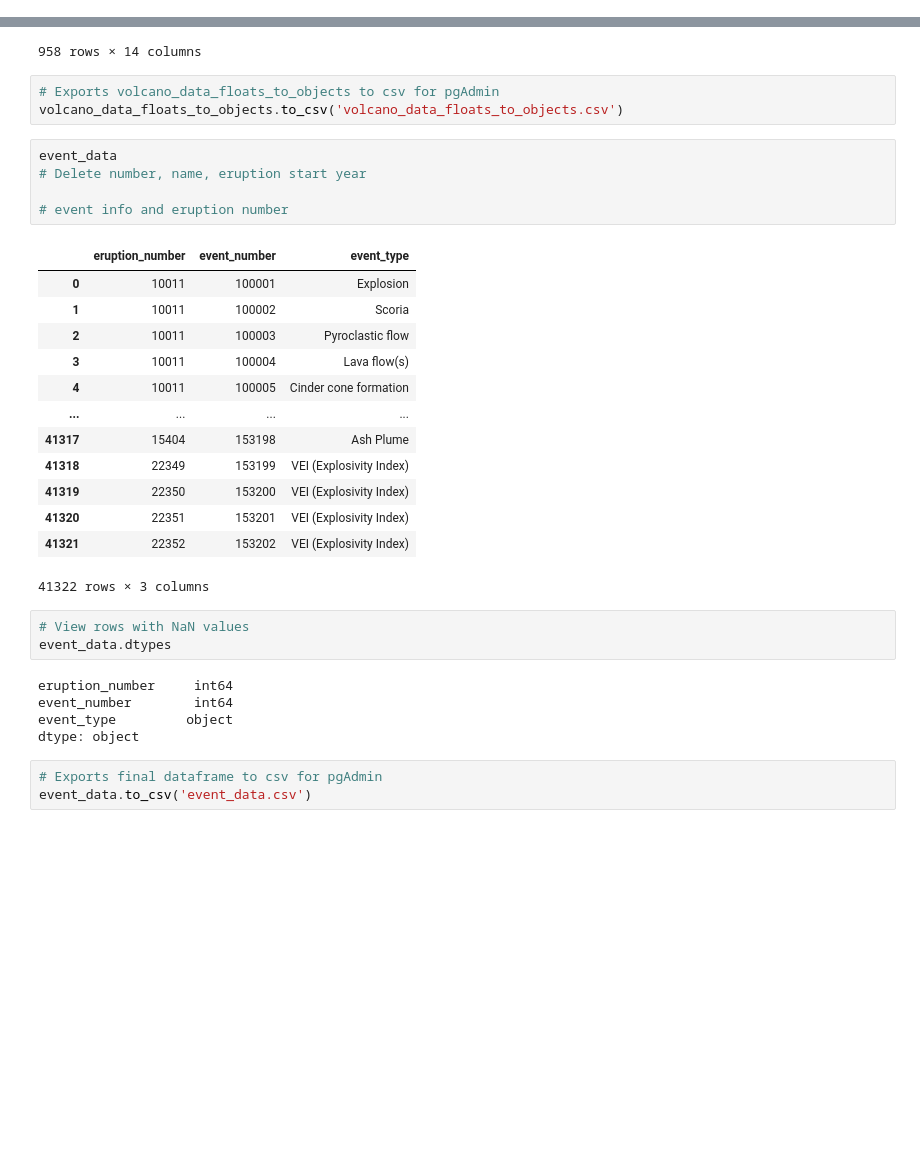
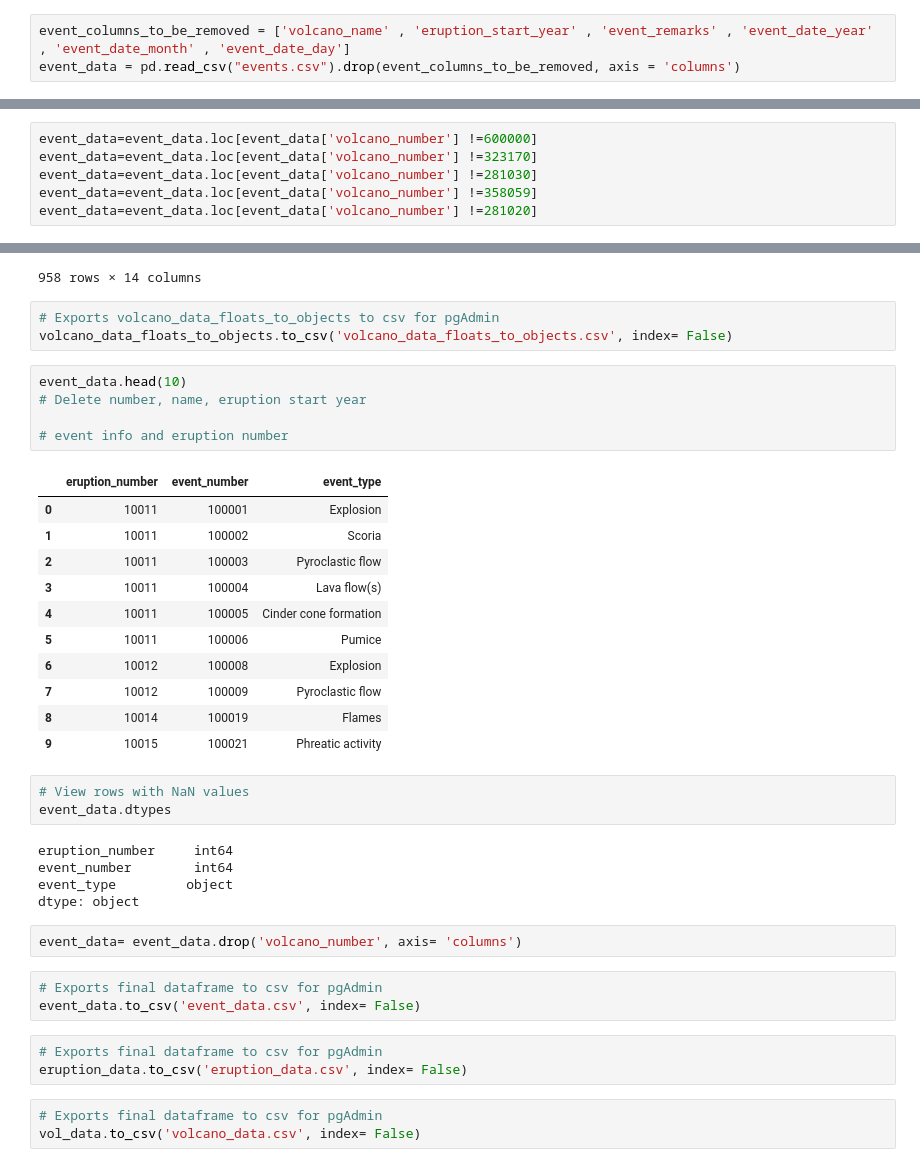
Before and after one commit to Crazyspaceman-hd/Project2_Volcanoes, a Jupyter notebook: data/cleaning_data.ipynb, the cells around one changed output, grey strips where cells are left out. Cells and saved outputs as stored; diff of their text form; blank space fills up the shorter version.

```diff
--- a/data/cleaning_data.ipynb
+++ b/data/cleaning_data.ipynb
@@ -32,0 +51,3 @@ event_data = pd.read_csv("events.csv").drop(event_columns_to_be_removed, axis =
+# %%
+event_columns_to_be_removed = ['volcano_name' , 'eruption_start_year' , 'event_remarks' , 'event_date_year' , 'event_date_month' , 'event_date_day']
+event_data = pd.read_csv("events.csv").drop(event_columns_to_be_removed, axis = 'columns')
@@ -71,3 +110,9 @@ eruption_data[eruption_data.isnull().any(axis=1)]
+# %%
+event_data=event_data.loc[event_data['volcano_number'] !=600000]
+event_data=event_data.loc[event_data['volcano_number'] !=323170]
+event_data=event_data.loc[event_data['volcano_number'] !=281030]
+event_data=event_data.loc[event_data['volcano_number'] !=358059]
+event_data=event_data.loc[event_data['volcano_number'] !=281020]
 # %%
 eruption_data.dtypes
 # %% [output]
@@ -185,26 +318,24 @@ volcano_data_floats_to_objects
 958 rows × 14 columns
 # %%
 # Exports volcano_data_floats_to_objects to csv for pgAdmin
-volcano_data_floats_to_objects.to_csv('volcano_data_floats_to_objects.csv')
+volcano_data_floats_to_objects.to_csv('volcano_data_floats_to_objects.csv', index= False)
 # %%
-event_data
+event_data.head(10)
 # Delete number, name, eruption start year
 
 # event info and eruption number
 # %% [output]
 |  | eruption_number | event_number | event_type |
 | 0 | 10011 | 100001 | Explosion |
 | 1 | 10011 | 100002 | Scoria |
 | 2 | 10011 | 100003 | Pyroclastic flow |
 | 3 | 10011 | 100004 | Lava flow(s) |
 | 4 | 10011 | 100005 | Cinder cone formation |
-| ... | ... | ... | ... |
-| 41317 | 15404 | 153198 | Ash Plume |
-| 41318 | 22349 | 153199 | VEI (Explosivity Index) |
-| 41319 | 22350 | 153200 | VEI (Explosivity Index) |
-| 41320 | 22351 | 153201 | VEI (Explosivity Index) |
-| 41321 | 22352 | 153202 | VEI (Explosivity Index) |
+| 5 | 10011 | 100006 | Pumice |
+| 6 | 10012 | 100008 | Explosion |
+| 7 | 10012 | 100009 | Pyroclastic flow |
+| 8 | 10014 | 100019 | Flames |
+| 9 | 10015 | 100021 | Phreatic activity |
-41322 rows × 3 columns
 # %%
 # View rows with NaN values
 event_data.dtypes
@@ -213,6 +344,14 @@ eruption_number     int64
 event_number        int64
 event_type         object
 dtype: object
+# %%
+event_data= event_data.drop('volcano_number', axis= 'columns')
 # %%
 # Exports final dataframe to csv for pgAdmin
-event_data.to_csv('event_data.csv')
+event_data.to_csv('event_data.csv', index= False)
+# %%
+# Exports final dataframe to csv for pgAdmin
+eruption_data.to_csv('eruption_data.csv', index= False)
+# %%
+# Exports final dataframe to csv for pgAdmin
+vol_data.to_csv('volcano_data.csv', index= False)
```
Also changed, not shown: parts of 34 cells of this notebook, 7 other files.
